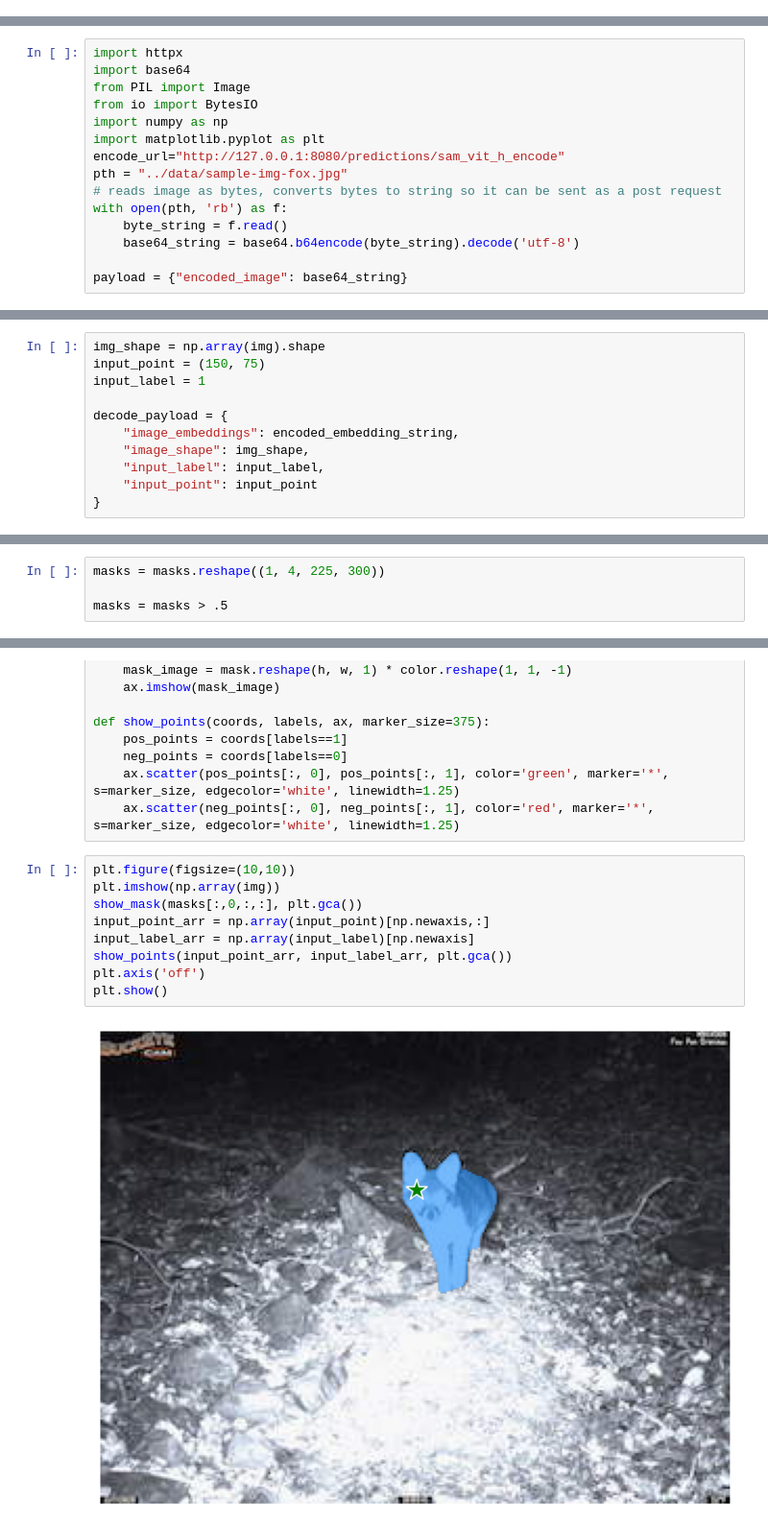
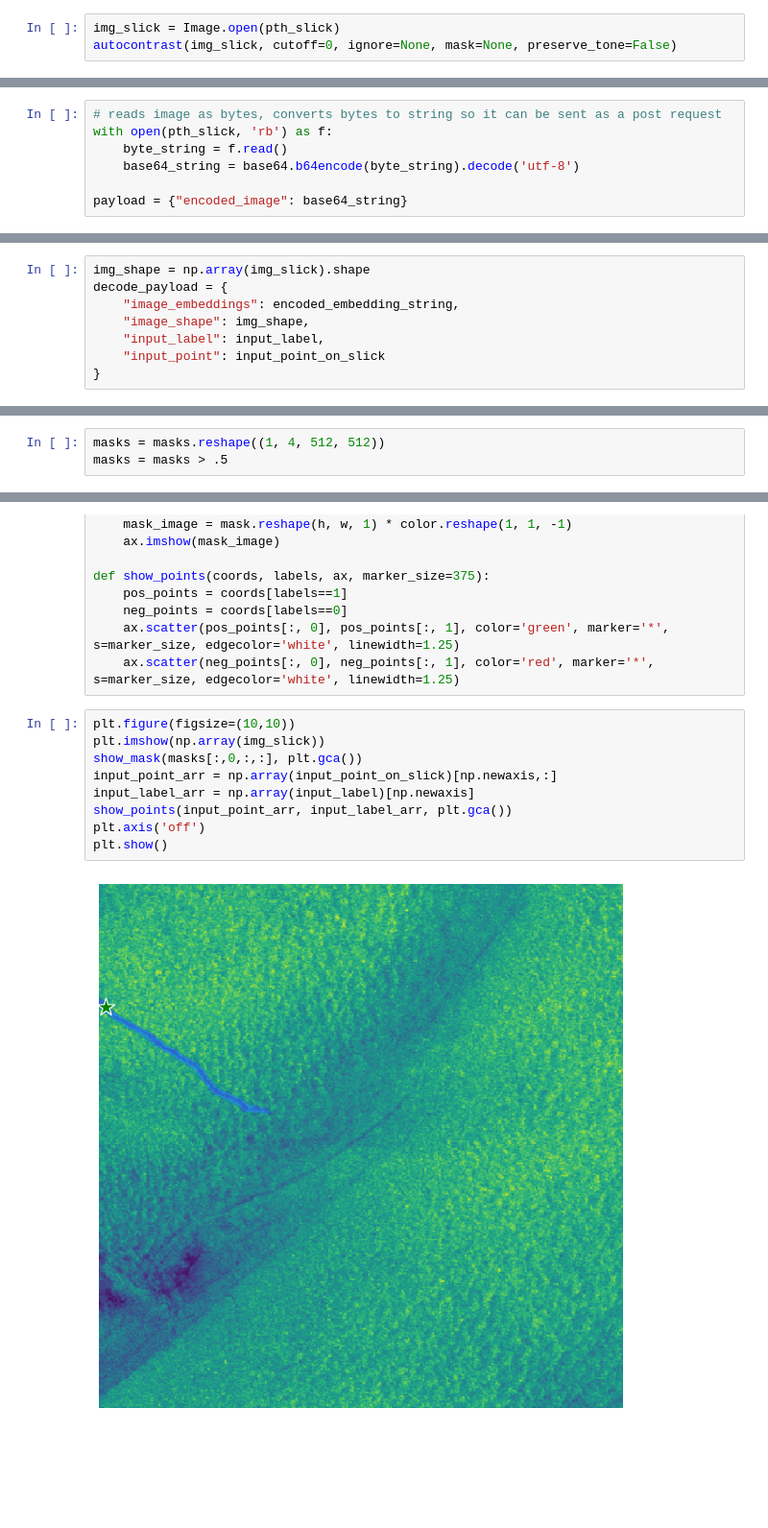
Before and after one commit to developmentseed/segment-anything-services, a Jupyter notebook: notebooks/test_endpoint.ipynb, the cells around one changed output, grey strips where cells are left out. Shown at 96% size. Cells and saved outputs as stored; diff of their text form; blank space fills up the shorter version.

```diff
--- a/notebooks/test_endpoint.ipynb
+++ b/notebooks/test_endpoint.ipynb
@@ -2,0 +25,3 @@
+# %%
+img_slick = Image.open(pth_slick)
+autocontrast(img_slick, cutoff=0, ignore=None, mask=None, preserve_tone=False)
@@ -3,14 +30,6 @@
 # %%
-import httpx
-import base64
-from PIL import Image
-from io import BytesIO
-import numpy as np
-import matplotlib.pyplot as plt
-encode_url="http://127.0.0.1:8080/predictions/sam_vit_h_encode"
-pth = "../data/sample-img-fox.jpg"
 # reads image as bytes, converts bytes to string so it can be sent as a post request
-with open(pth, 'rb') as f:
+with open(pth_slick, 'rb') as f:
     byte_string = f.read()
     base64_string = base64.b64encode(byte_string).decode('utf-8')
 
@@ -44,15 +58,12 @@ array([-0.15134765, -0.11058322, -0.0514493 , ..., -0.03668996,
 # %% [markdown]
 ### Sending the image embeddings to the decoder service
 # %%
-img_shape = np.array(img).shape
-input_point = (150, 75)
-input_label = 1
-
+img_shape = np.array(img_slick).shape
 decode_payload = {
     "image_embeddings": encoded_embedding_string,
     "image_shape": img_shape,
     "input_label": input_label,
-    "input_point": input_point
+    "input_point": input_point_on_slick
 }
 # %%
 %%time
@@ -68,8 +79,7 @@ masks = np.frombuffer(base64_bytes_masks, dtype=np.float32)
 # %% [markdown]
 #### We reshape the masks to the original image shape, adding a channel for the alpha channel, so it is 4 instead of 3
 # %%
-masks = masks.reshape((1, 4, 225, 300))
-
+masks = masks.reshape((1, 4, 512, 512))
 masks = masks > .5
 # %% [markdown]
 ### With our encoder and decoder service, we get a solid mask prediction by just supplying a point on the object of interest!
@@ -87,12 +97,12 @@ def show_points(coords, labels, ax, marker_size=375):
     ax.scatter(neg_points[:, 0], neg_points[:, 1], color='red', marker='*', s=marker_size, edgecolor='white', linewidth=1.25)
 # %%
 plt.figure(figsize=(10,10))
-plt.imshow(np.array(img))
+plt.imshow(np.array(img_slick))
 show_mask(masks[:,0,:,:], plt.gca())
-input_point_arr = np.array(input_point)[np.newaxis,:]
+input_point_arr = np.array(input_point_on_slick)[np.newaxis,:]
 input_label_arr = np.array(input_label)[np.newaxis]
 show_points(input_point_arr, input_label_arr, plt.gca())
 plt.axis('off')
 plt.show()
 # %% [output]
-[figure, old version]
+[figure, new version]
```
Also changed, not shown: parts of 7 cells of this notebook, 2 other files.
